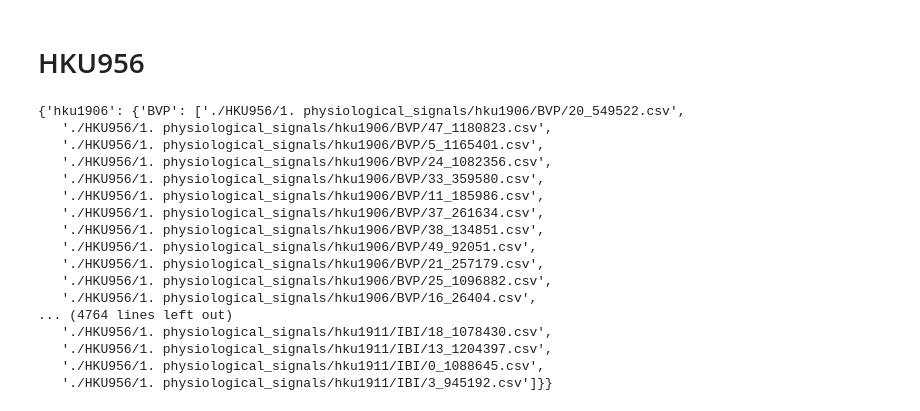
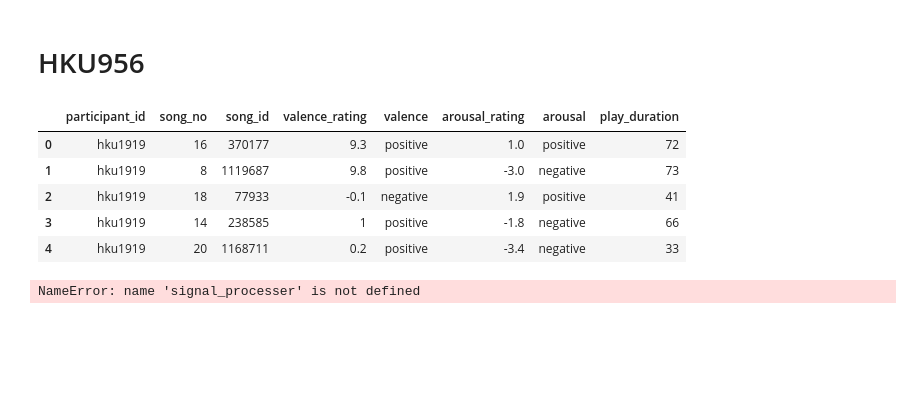
Before and after one commit to AlanConstantine/TPMER, a Jupyter notebook: preprocessing.ipynb, the cells around one changed output. Saved outputs shown, nothing was run; the diff lists cells and outputs as text; code cells hidden in the pictures; blank space fills up the shorter version.

```diff
--- a/preprocessing.ipynb
+++ b/preprocessing.ipynb
@@ -6,46 +10,34 @@ import os
 # %% [markdown]
 # HKU956
+# %%
+av_rating = pd.read_csv(r'./HKU956/3. AV_ratings_duration.csv')
+av_rating.head()
+# %% [output]
+|  | participant_id | song_no | song_id | valence_rating | valence | arousal_rating | arousal | play_duration |
+| 0 | hku1919 | 16 | 370177 | 9.3 | positive | 1.0 | positive | 72 |
+| 1 | hku1919 | 8 | 1119687 | 9.8 | positive | -3.0 | negative | 73 |
+| 2 | hku1919 | 18 | 77933 | -0.1 | negative | 1.9 | positive | 41 |
+| 3 | hku1919 | 14 | 238585 | 1 | positive | -1.8 | negative | 66 |
+| 4 | hku1919 | 20 | 1168711 | 0.2 | positive | -3.4 | negative | 33 |
 # %%
 users = os.listdir(HKU_DIR)
 hku_data = {}
 for user in users:
+    songs = []
     hku_data[user] = {}
     for signal_name in SIGNALS:
-        if signal_name == 'BVP':
-            pass
-        elif signal_name == 'EDA':
-            pass
-        elif signal_name == 'TEMP':
-            pass
-        elif signal_name == 'HR':
-            pass
-        else: # IBI
-            pass
+        signal_files = get_folder_files(os.path.join(HKU_DIR, user, signal_name))
+        signal_processer(user, signal_name, signal_files)
+        # if signal_name == 'BVP':
+        #     pass
+        # elif signal_name == 'EDA':
+        #     pass
+        # elif signal_name == 'TEMP':
+        #     pass
+        # elif signal_name == 'HR':
+        #     pass
+        # else: # IBI
+        #     pass
         # hku_data[user][signal] = get_folder_files(os.path.join(HKU_DIR, user, signal))
+# %% [output]
+NameError: name 'signal_processer' is not defined
-# %%
-def signal_processer(user, signal_name, signal_files):
-    for file in signal_files:
-        filename = os.path.split(signal_files)
-        filename, file_extension = os.path.splitext(filename)
-        if file_extension != '.csv':
-            continue
-        songno, songid = filename.split('_')
-        pass
-# %% [output]
-{'hku1906': {'BVP': ['./HKU956/1. physiological_signals/hku1906/BVP/20_549522.csv',
-   './HKU956/1. physiological_signals/hku1906/BVP/47_1180823.csv',
-   './HKU956/1. physiological_signals/hku1906/BVP/5_1165401.csv',
-   './HKU956/1. physiological_signals/hku1906/BVP/24_1082356.csv',
-   './HKU956/1. physiological_signals/hku1906/BVP/33_359580.csv',
-   './HKU956/1. physiological_signals/hku1906/BVP/11_185986.csv',
-   './HKU956/1. physiological_signals/hku1906/BVP/37_261634.csv',
-   './HKU956/1. physiological_signals/hku1906/BVP/38_134851.csv',
-   './HKU956/1. physiological_signals/hku1906/BVP/49_92051.csv',
-   './HKU956/1. physiological_signals/hku1906/BVP/21_257179.csv',
-   './HKU956/1. physiological_signals/hku1906/BVP/25_1096882.csv',
-   './HKU956/1. physiological_signals/hku1906/BVP/16_26404.csv',
-... (4764 lines left out)
-   './HKU956/1. physiological_signals/hku1911/IBI/18_1078430.csv',
-   './HKU956/1. physiological_signals/hku1911/IBI/13_1204397.csv',
-   './HKU956/1. physiological_signals/hku1911/IBI/0_1088645.csv',
-   './HKU956/1. physiological_signals/hku1911/IBI/3_945192.csv']}}
```
Also changed, not shown: parts of 6 cells of this notebook, 3 other files.
